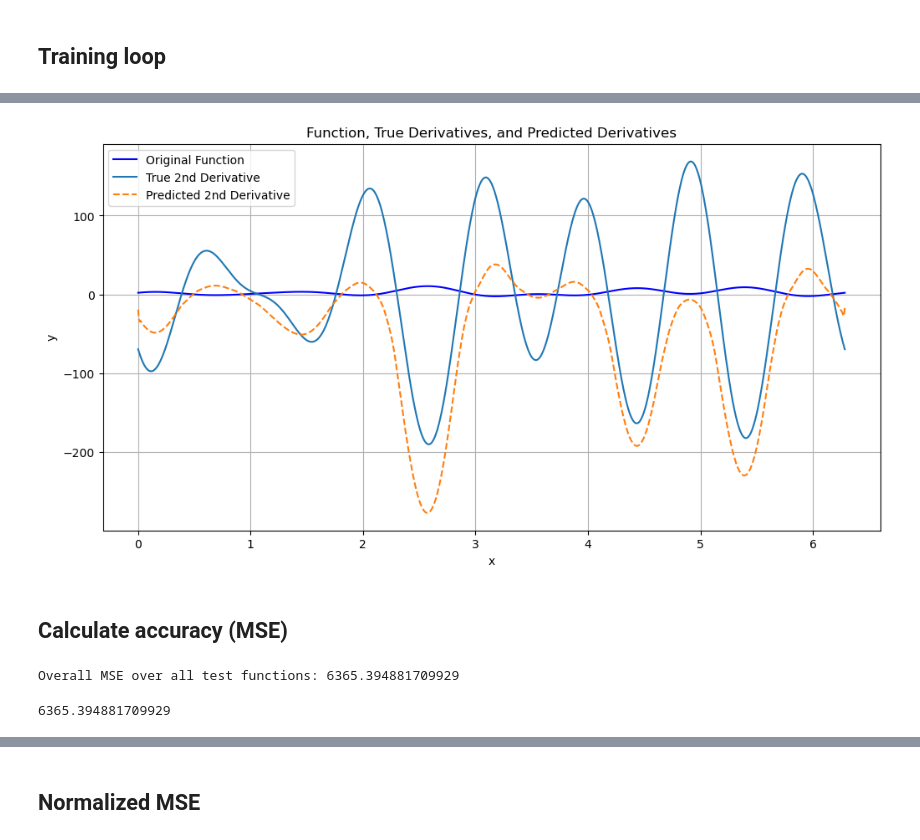
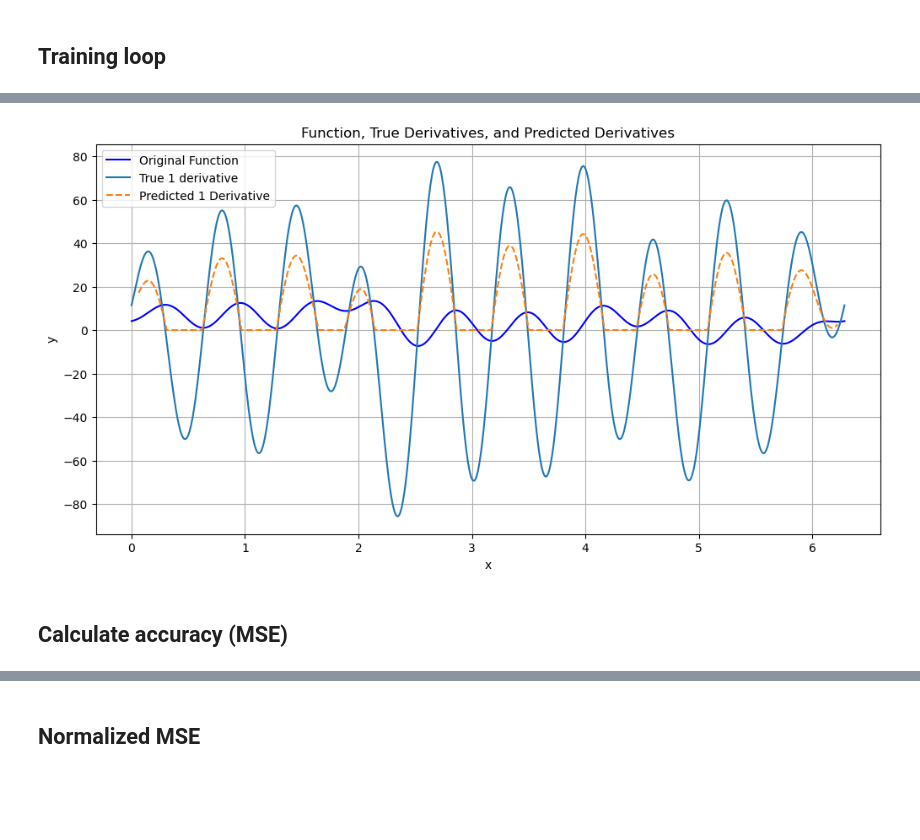
Before and after one commit to ewang26/multistage, a Jupyter notebook: first_derivative_one_layer.ipynb, the cells around one changed output, grey strips where cells are left out. Saved outputs shown, nothing was run; the diff lists cells and outputs as text; code cells hidden in the pictures; blank space fills up the shorter version.

```diff
--- a/first_derivative_one_layer.ipynb
+++ b/first_derivative_one_layer.ipynb
@@ -87,10 +89,10 @@ num_points = 1000
 ## Load previously saved dataset
 # %%
 # # When using the workstation:
-# dataset = torch.load('datasets/both_derivatives_dataset.pt')
+dataset = torch.load('datasets/both_derivatives_dataset.pt')
 
 # # When using the cluster:
-dataset = torch.load('both_derivatives_dataset.pt')
+# dataset = torch.load('both_derivatives_dataset.pt')
 # %%
 from torch.utils.data import random_split
 total_size = len(dataset)
@@ -174,4 +176,4 @@ criterion = nn.MSELoss()
 optimizer = optim.Adam(model1.parameters(), lr=1e-3)
 # %%
 # to use model from cluster, use
-# model1.load_state_dict(torch.load('models/1000_epochs_second_derivative_weights.pth'))
+model1.load_state_dict(torch.load('models/1000_epochs_first_derivative_weights.pth'))
@@ -256,5 +258,5 @@ plot_losses(train_losses=train_losses, test_losses=test_losses, filename='first_
 # %%
-def plot_output(model1, save_dir='plots', filename=None, save=False):
+def plot_output(model1, order=None, save_dir='plots', filename=None, save=False):
     if not os.path.exists(save_dir):
         os.makedirs(save_dir)
 
@@ -271,20 +273,32 @@ def plot_output(model1, save_dir='plots', filename=None, save=False):
 
     # Make prediction
     with torch.no_grad():
-        predicted_second_derivative = model1(function)
+        if order == 1 or order == 2:
+            predicted_derivative = model1(function)
+
+        if order == 'rollout':
+            predicted_derivative = model1(function)
+            predicted_derivative = model1(predicted_derivative)
 
     # Convert tensors to numpy arrays for plotting
     x = torch.linspace(0, 2*torch.pi, 1000).numpy()
     function = function.squeeze().numpy()
 
+    predicted_derivative = predicted_derivative.squeeze().numpy()
+
+    true_derivative = true_derivative.squeeze().numpy()
     true_second_derivative = true_second_derivative.squeeze().numpy()
-    predicted_second_derivative = predicted_second_derivative.squeeze().numpy()
 
     # Plot the results
     plt.figure(figsize=(12, 6))
+
     plt.plot(x, function, label='Original Function', color='blue')
-    plt.plot(x, true_second_derivative, label='True 2nd Derivative')
-    plt.plot(x, predicted_second_derivative, label='Predicted 2nd Derivative', linestyle='--')
+    if order == 1:
+        plt.plot(x, true_derivative, label=f'True {order} derivative')
+    if order == 2:
+        plt.plot(x, true_second_derivative, label=f'True {order} derivative')
+
+    plt.plot(x[10:-10], predicted_derivative[10:-10], label=f'Predicted {order} Derivative', linestyle='--')
 
     plt.title('Function, True Derivatives, and Predicted Derivatives')
     plt.xlabel('x')
@@ -298,9 +312,9 @@ def plot_output(model1, save_dir='plots', filename=None, save=False):
         plt.savefig(save_path)
     plt.show()
 # %%
-plot_output(model1, save_dir='plots', filename='first_derivative_output_one_layer', save=False)
+plot_output(model1, order=1, save_dir='plots', filename='first_derivative_output_one_layer', save=True)
 # %% [output]
-[figure, old version]
+[figure, new version]
 # %% [markdown]
 ## Calculate accuracy (MSE)
 # %%
@@ -319,31 +333,3 @@ def calculate_combined_output(model1, model2, function_input, true_derivative):
     combined_model_output = predicted_derivative1 + rms * predicted_derivative2
 
     return combined_model_output
-# %%
-def compute_mse(dataloader, model1, model2=None):
-    model1.eval()
-
-    mse_accumulator = 0.0
-    n_batches = 0
-
-    for x, y, z in dataloader:
-        x = x.unsqueeze(1)
-        y = y.unsqueeze(1)
-        z = z.unsqueeze(1)
-        if model2:
-            model_output = calculate_combined_output(model1, model2, x, y)
-        else:
-            model_output = model1(x)
-        mse = torch.mean((model_output - z) ** 2, dim=2)  # Assuming output and target are already properly shaped
-        mse_accumulator += mse.mean().item()  # Sum up MSE and convert to Python float
-        n_batches += 1
-
-    overall_mse = mse_accumulator / n_batches
-    print(f"Overall MSE over all test functions: {overall_mse}")
-    return overall_mse
-
-# Example usage:
-compute_mse(test_dataloader, model1)
-# %% [output]
-Overall MSE over all test functions: 6365.394881709929
-6365.394881709929
```
Also changed, not shown: parts of 11 cells of this notebook.
